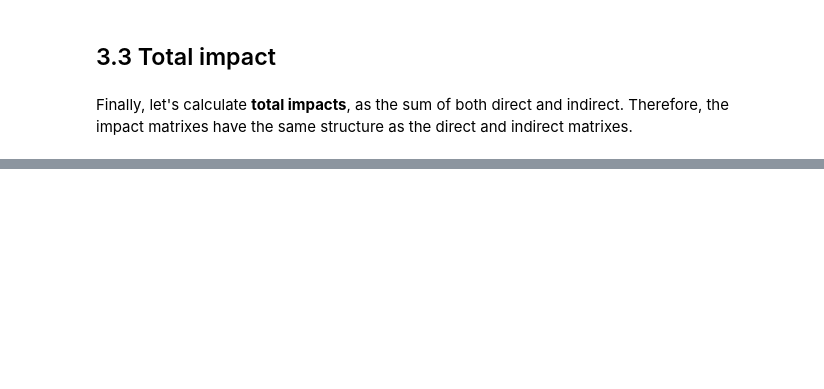
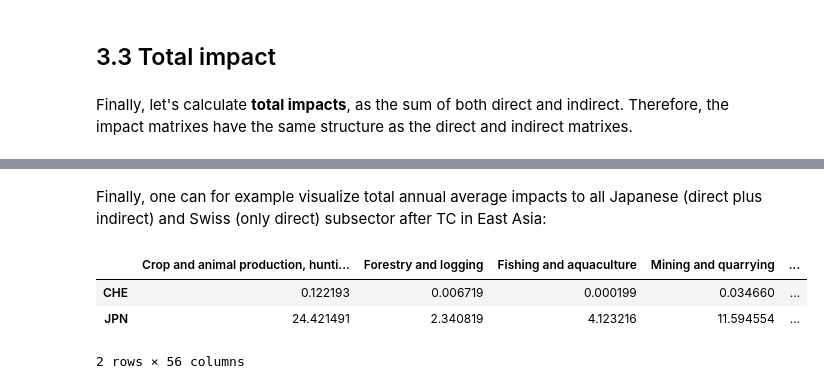
Before and after one commit to emanuel-schmid/climada_python_backup, a Jupyter notebook: doc/tutorial/climada_engine_SupplyChain.ipynb, the cells around one changed output, grey strips where cells are left out. Cells and saved outputs as stored; diff of their text form; code cells hidden in the pictures; blank space fills up the shorter version.

```diff
--- a/doc/tutorial/climada_engine_SupplyChain.ipynb
+++ b/doc/tutorial/climada_engine_SupplyChain.ipynb
@@ -463,0 +525,14 @@ array([   0.       ,    0.       ,    0.       , ..., 3905.0009288,
+# %% [markdown]
+Finally, one can for example visualize total annual average impacts to all Japanese (direct plus indirect) and Swiss (only direct) subsector after TC in East Asia:
+# %%
+df_imp = pd.DataFrame(data=np.vstack([supplychain.total_aai_agg[supplychain.cntry_pos['CHE']],
+                                      supplychain.total_aai_agg[supplychain.cntry_pos['JPN']]]),
+                      columns=supplychain.sectors,
+                      index=['CHE', 'JPN'])
+# %%
+df_imp #in M USD
+# %% [output]
+|  | Crop and animal production, hunti... | Forestry and logging | Fishing and aquaculture | Mining and quarrying | ... |
+| CHE | 0.122193 | 0.006719 | 0.000199 | 0.034660 | ... |
+| JPN | 24.421491 | 2.340819 | 4.123216 | 11.594554 | ... |
+2 rows × 56 columns
```
Also changed, not shown: parts of 56 cells of this notebook, 23 other files.
